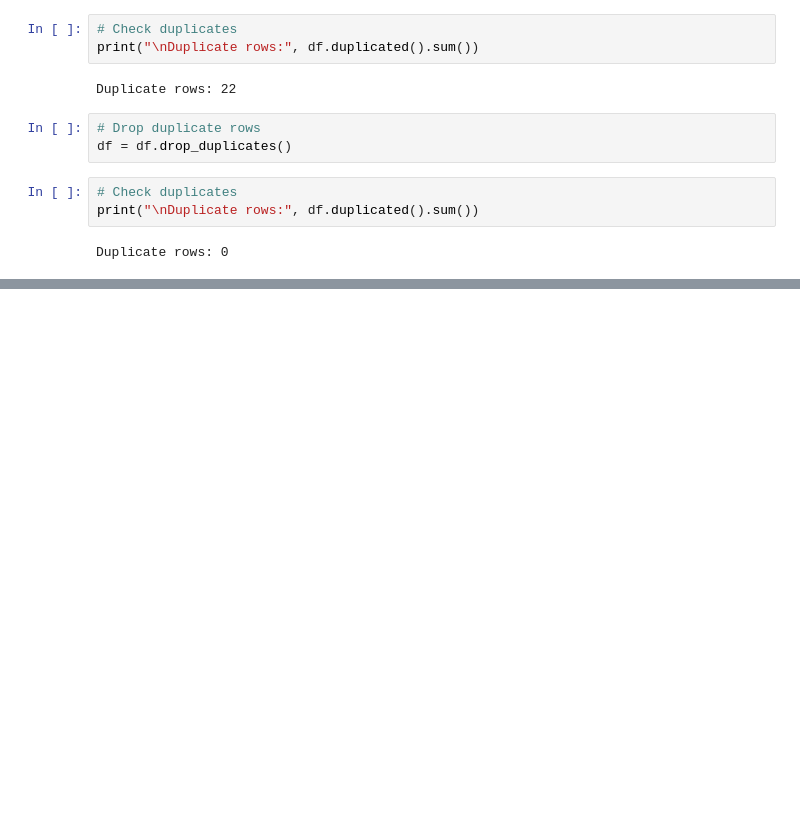
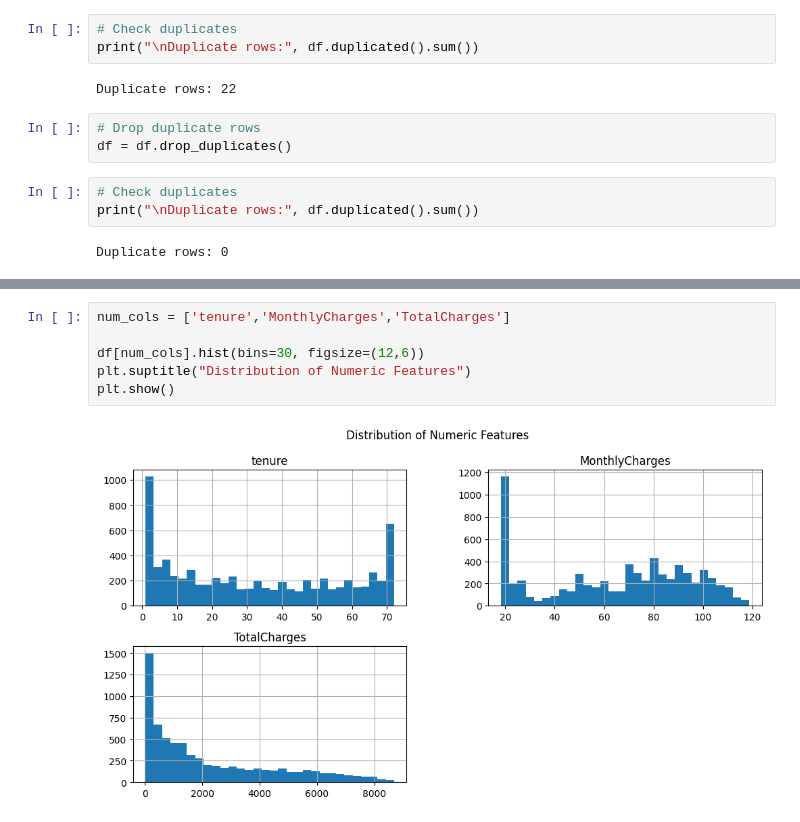
Before and after one commit to jishnuvujichu11-hash/churn_prediction, a Jupyter notebook: notebooks/churn_eda.ipynb, the cells around one changed output, grey strips where cells are left out. Cells and saved outputs as stored; diff of their text form; blank space fills up the shorter version.

```diff
--- a/notebooks/churn_eda.ipynb
+++ b/notebooks/churn_eda.ipynb
@@ -170,0 +212,8 @@ Duplicate rows: 0
+# %%
+num_cols = ['tenure','MonthlyCharges','TotalCharges']
+
+df[num_cols].hist(bins=30, figsize=(12,6))
+plt.suptitle("Distribution of Numeric Features")
+plt.show()
+# %% [output]
+[figure, added]
```
Also changed, not shown: parts of 8 cells of this notebook, 17 other files.
